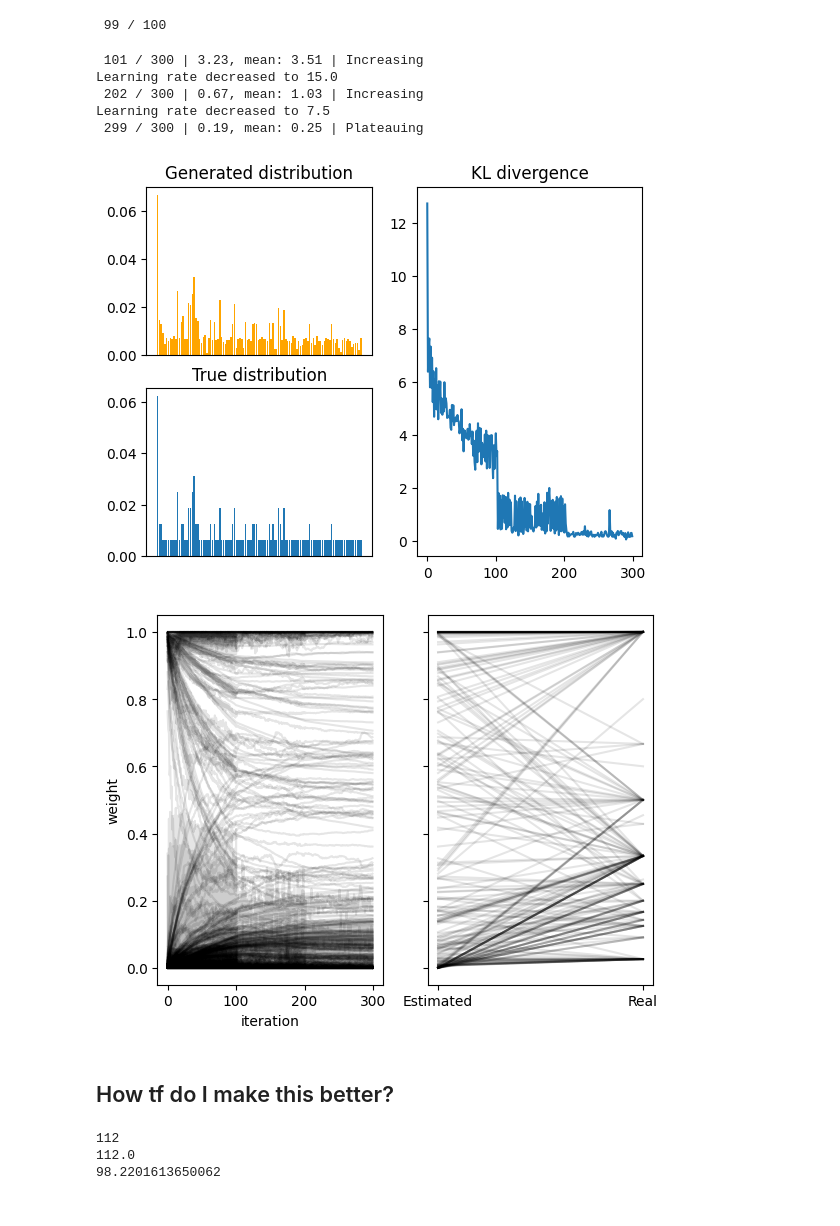
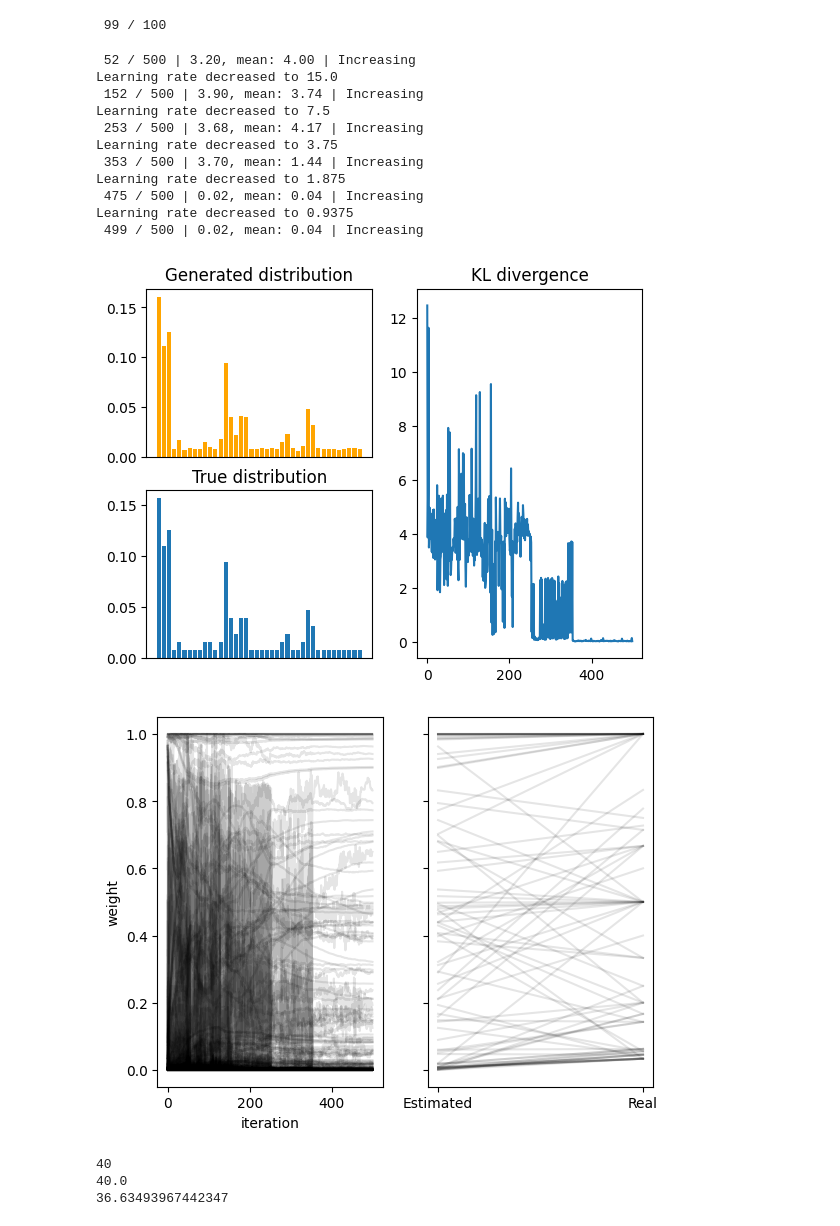
Before and after one commit to ErikHartman/disassembly, a Jupyter notebook: src/weight_estimation_new_method.ipynb, the cells around one changed output. Cells and saved outputs as stored; diff of their text form; code cells hidden in the pictures.

```diff
--- a/src/weight_estimation_new_method.ipynb
+++ b/src/weight_estimation_new_method.ipynb
@@ -208,16 +208,16 @@ enzymes = enzyme_set(
         enzyme({"K": 0.5, "R": 0.5}, "trypsin"),
         enzyme({"V": 0.5, "I": 0.25, "A": 0.15, "T": 0.1}, "elne"),
     ],
-    [1,1,1],  # activities
-    [1,1,1],  # abundances
+    [1,0,0],  # activities
+    [1,0,0],  # abundances
 )
 
 
 P, sequence_graph = simulate_proteolysis(
     hbb,
-    n_start=10,
+    n_start=20,
     n_iterations=100,
-    endo_or_exo_probability=[0.5,0.5],
+    endo_or_exo_probability=[.1,.9],
     enzymes=enzymes,
 )
 # %% [output]
@@ -225,39 +225,45 @@ P, sequence_graph = simulate_proteolysis(
 # %%
 from disassembly.esimate_weights import estimate_weights
 
-G, kls, generated, weights = estimate_weights(P, enzymes.meta_enzyme, lr=30, n_iterations=300)
+G, kls, generated, weights = estimate_weights(P, enzymes.meta_enzyme, lr=30, n_iterations=500)
 
 fig, axs = plt.subplot_mosaic(
     [["generated", "kl"], ["true", "kl"]], width_ratios=[2, 2]
 )
 
 generated_sum = {k: 0 for k in generated[0].keys()}
 
 for p_generated in [
     generated[i]
     for i in range(
         len(generated.keys()) - int(len(generated.keys()) / 20), len(generated.keys())
     )
 ]:
     for k, v in p_generated.items():
         generated_sum[k] += v / 20
 
 axs["true"].bar(P.keys(), [v/sum(P.values()) for v in P.values()])
 axs["generated"].bar(generated_sum.keys(), [v/sum(generated_sum.values()) for v in generated_sum.values()], color="orange")
 axs["kl"].plot(kls)
 axs["true"].set_title("True distribution")
 axs["generated"].set_title(f"Generated distribution")
 axs["kl"].set_title("KL divergence")
 axs["true"].set_xticks([])
 axs["generated"].set_xticks([])
 plt.show()
 # %% [output]
- 101 / 300 | 3.23, mean: 3.51 | Increasing
+ 52 / 500 | 3.20, mean: 4.00 | Increasing
 Learning rate decreased to 15.0
- 202 / 300 | 0.67, mean: 1.03 | Increasing
+ 152 / 500 | 3.90, mean: 3.74 | Increasing
 Learning rate decreased to 7.5
- 299 / 300 | 0.19, mean: 0.25 | Plateauing
+ 253 / 500 | 3.68, mean: 4.17 | Increasing
+Learning rate decreased to 3.75
+ 353 / 500 | 3.70, mean: 1.44 | Increasing
+Learning rate decreased to 1.875
+ 475 / 500 | 0.02, mean: 0.04 | Increasing
+Learning rate decreased to 0.9375
+ 499 / 500 | 0.02, mean: 0.04 | Increasing
-[figure, old version]
+[figure, new version]
 # %%
 real_vs_estimated_weights = []
 for node in sequence_graph.nodes():
@@ -279,18 +285,16 @@ axs[0].set_xlabel("iteration")
 
 plt.show()
 # %% [output]
-[figure, old version]
+[figure, new version]
-# %% [markdown]
-## How tf do I make this better?
 # %%
 # Well this is weird. Should be equal to len(P).
 print(len(P))
 print(sum([r for r,_ in real_vs_estimated_weights]))
 print(sum([e for _,e in real_vs_estimated_weights]))
 # %% [output]
-112
-112.0
-98.2201613650062
+40
+40.0
+36.63493967442347
 # %%
 from disassembly.disassembly import get_disassembly_indexes
 from disassembly.disassembly import get_disassembly
```
Also changed, not shown: parts of 3 cells of this notebook, 1 other file.
